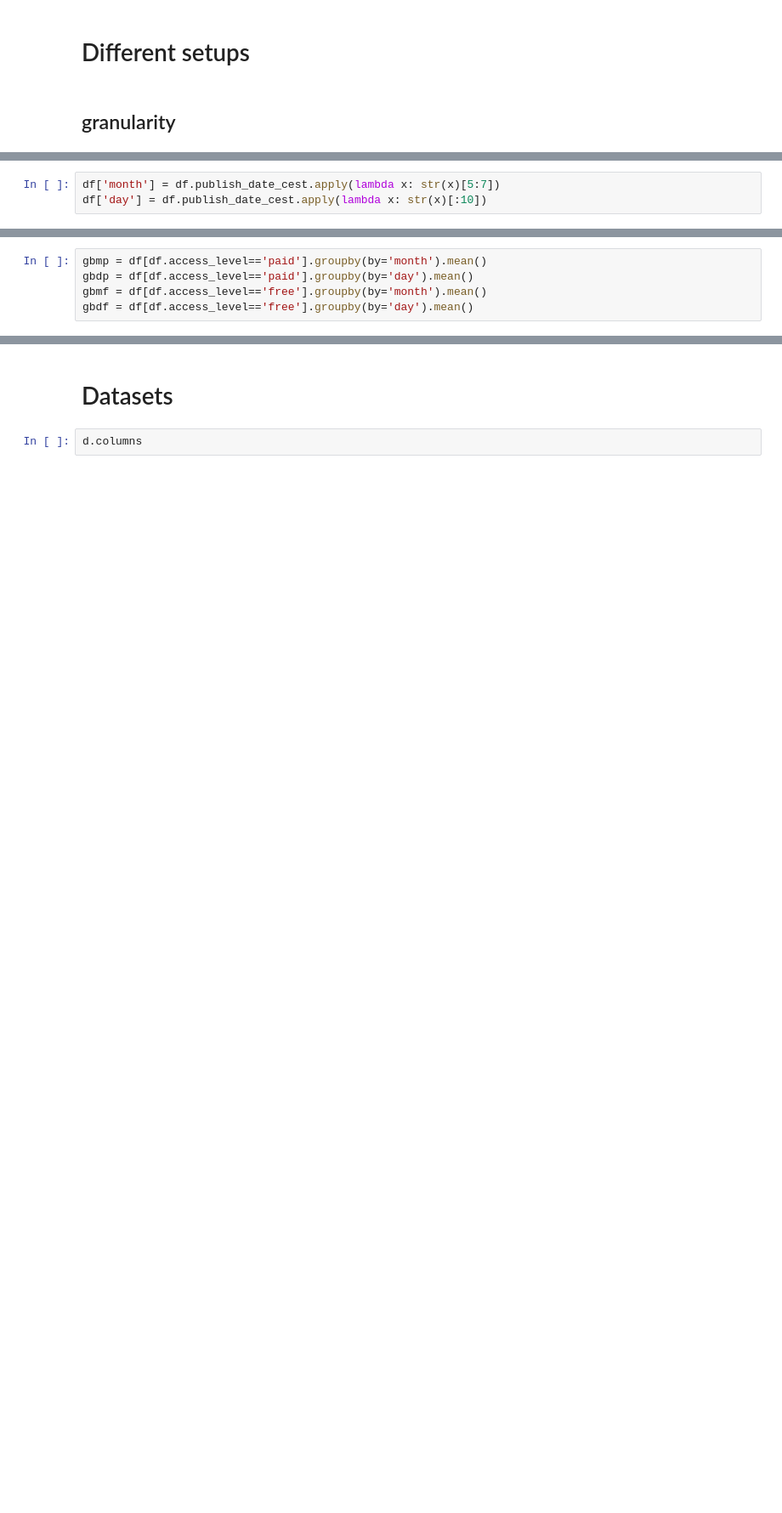
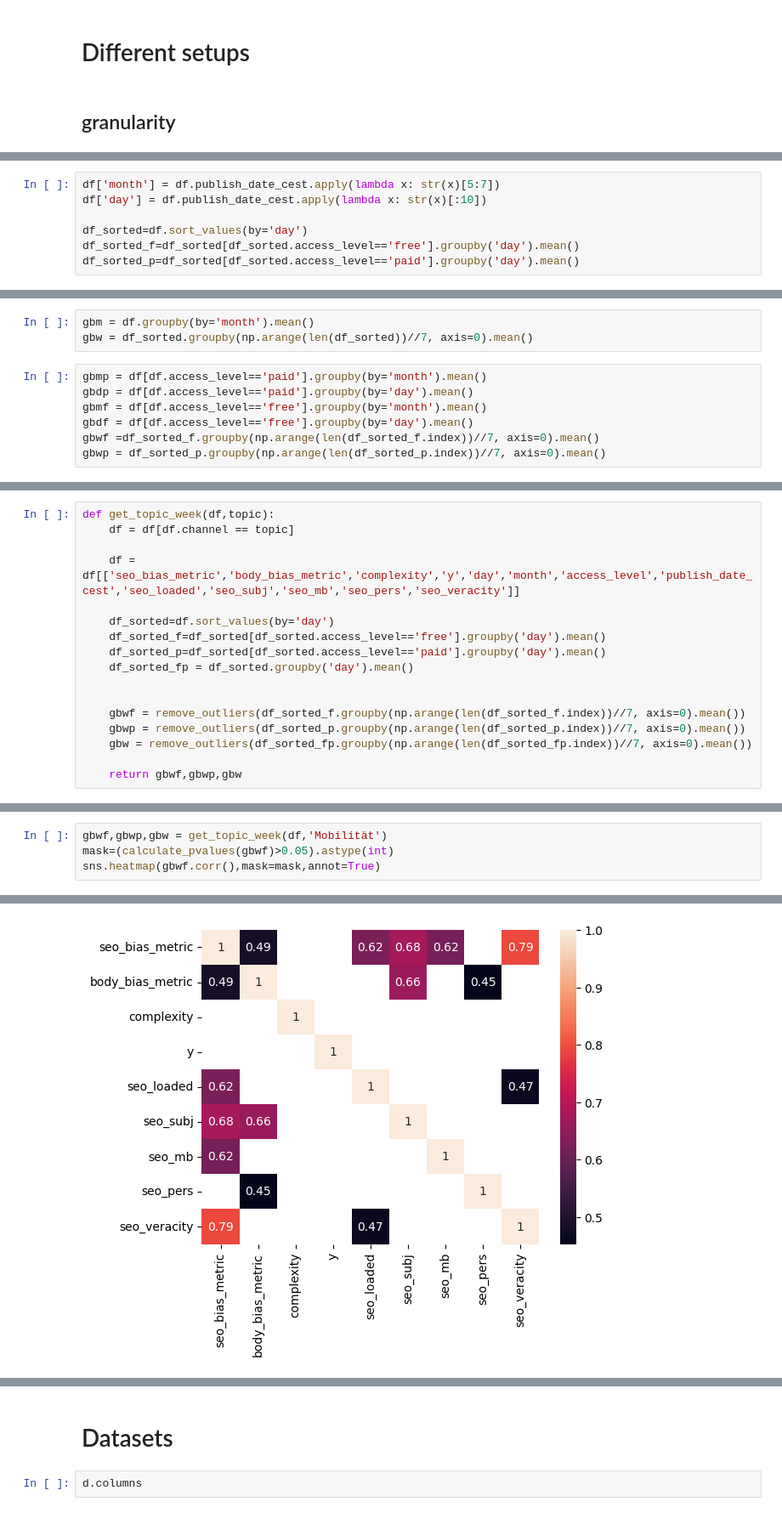
Before and after one commit to horychtom/predicting-users, a Jupyter notebook: notebooks/dataset_versions.ipynb, the cells around one changed output, grey strips where cells are left out. Shown at 85% size. Cells and saved outputs as stored; diff of their text form; blank space fills up the shorter version.

```diff
--- a/notebooks/dataset_versions.ipynb
+++ b/notebooks/dataset_versions.ipynb
@@ -59,3 +70,7 @@ df = d[d.channel.isin(['Politik'])]
 # %%
 df['month'] = df.publish_date_cest.apply(lambda x: str(x)[5:7])
 df['day'] = df.publish_date_cest.apply(lambda x: str(x)[:10])
+
+df_sorted=df.sort_values(by='day')
+df_sorted_f=df_sorted[df_sorted.access_level=='free'].groupby('day').mean()
+df_sorted_p=df_sorted[df_sorted.access_level=='paid'].groupby('day').mean()
@@ -78,6 +77,11 @@ sns.histplot(df.y)
+# %%
+gbm = df.groupby(by='month').mean()
+gbw = df_sorted.groupby(np.arange(len(df_sorted))//7, axis=0).mean()
 # %%
 gbmp = df[df.access_level=='paid'].groupby(by='month').mean()
 gbdp = df[df.access_level=='paid'].groupby(by='day').mean()
 gbmf = df[df.access_level=='free'].groupby(by='month').mean()
 gbdf = df[df.access_level=='free'].groupby(by='day').mean()
+gbwf =df_sorted_f.groupby(np.arange(len(df_sorted_f.index))//7, axis=0).mean()
+gbwp = df_sorted_p.groupby(np.arange(len(df_sorted_p.index))//7, axis=0).mean()
 # %%
@@ -187,0 +160,17 @@ d[['seo_loaded','seo_subj','seo_mb','seo_pers','seo_veracity']]
+# %%
+def get_topic_week(df,topic):
+    df = df[df.channel == topic]
+
+    df = df[['seo_bias_metric','body_bias_metric','complexity','y','day','month','access_level','publish_date_cest','seo_loaded','seo_subj','seo_mb','seo_pers','seo_veracity']]
+
+    df_sorted=df.sort_values(by='day')
+    df_sorted_f=df_sorted[df_sorted.access_level=='free'].groupby('day').mean()
+    df_sorted_p=df_sorted[df_sorted.access_level=='paid'].groupby('day').mean()
+    df_sorted_fp = df_sorted.groupby('day').mean()
+
+
+    gbwf = remove_outliers(df_sorted_f.groupby(np.arange(len(df_sorted_f.index))//7, axis=0).mean())
+    gbwp = remove_outliers(df_sorted_p.groupby(np.arange(len(df_sorted_p.index))//7, axis=0).mean())
+    gbw = remove_outliers(df_sorted_fp.groupby(np.arange(len(df_sorted_fp.index))//7, axis=0).mean())
+
+    return gbwf,gbwp,gbw
@@ -187,0 +262,5 @@ d[['seo_loaded','seo_subj','seo_mb','seo_pers','seo_veracity']]
+# %%
+gbwf,gbwp,gbw = get_topic_week(df,'Mobilität')
+mask=(calculate_pvalues(gbwf)>0.05).astype(int)
+sns.heatmap(gbwf.corr(),mask=mask,annot=True)
+# %% [output]
@@ -187,0 +268 @@ d[['seo_loaded','seo_subj','seo_mb','seo_pers','seo_veracity']]
+[figure, added]
```
Also changed, not shown: parts of 70 cells of this notebook, 1 other file.
